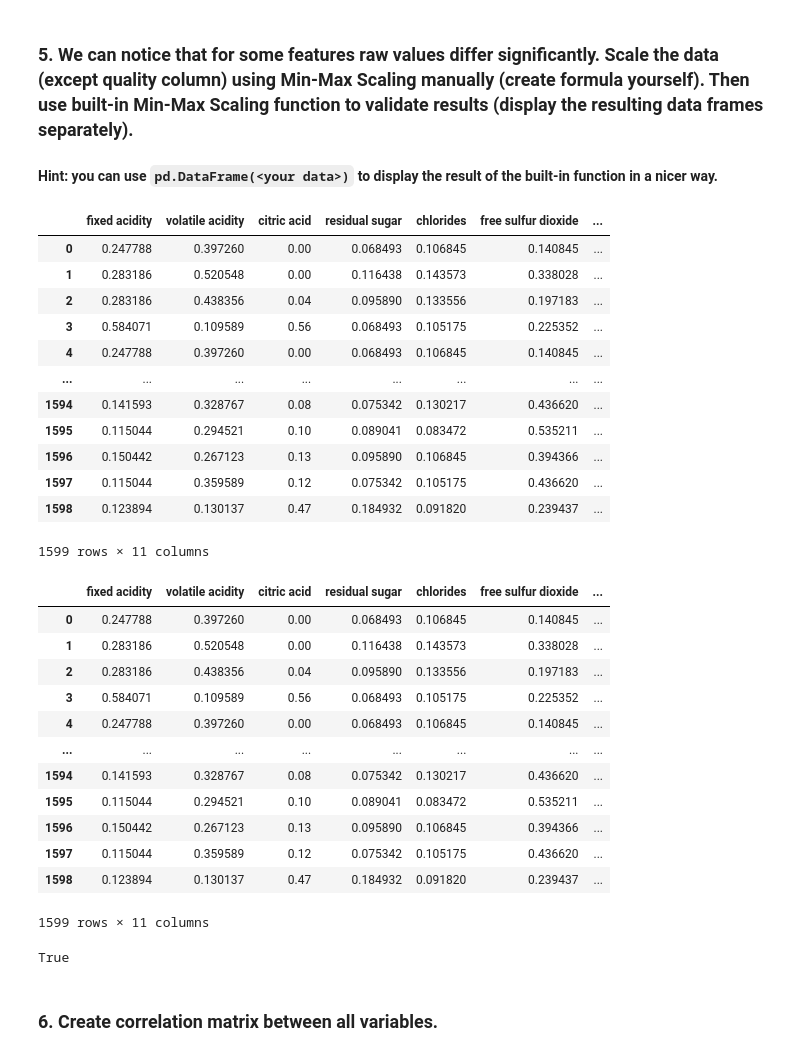
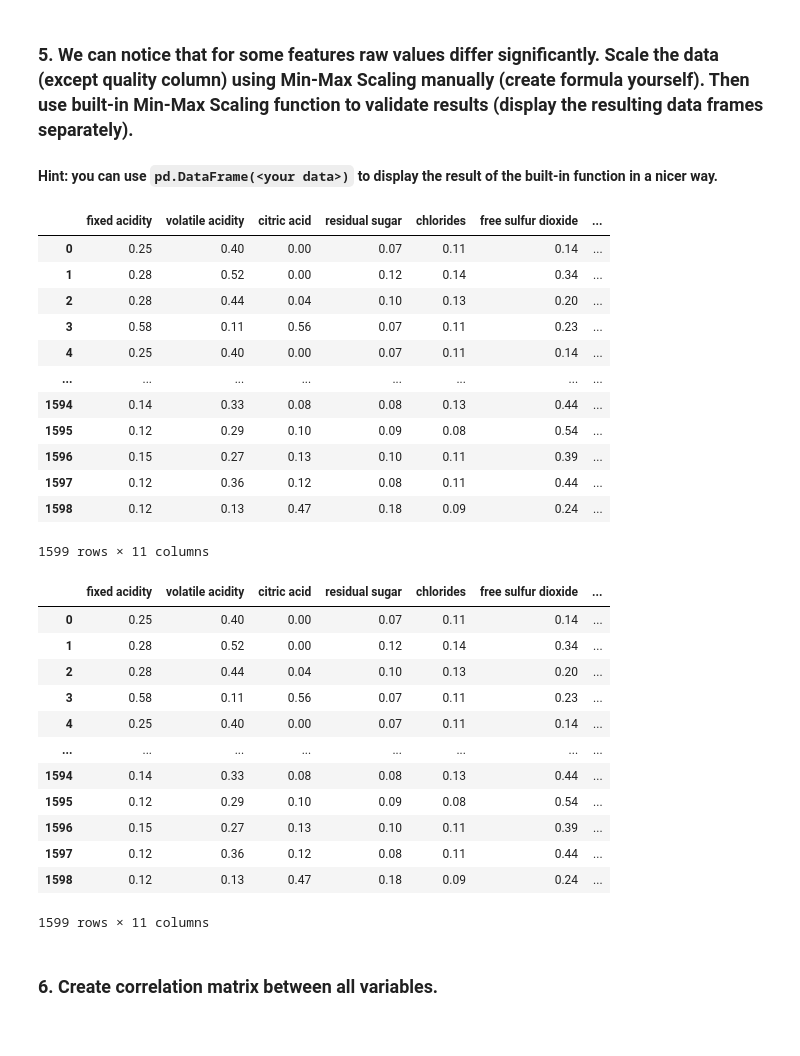
Before and after one commit to Jelisejs-accenture/Bootcamp_Accenture_JB, a Jupyter notebook: day 1/Day1 - Data foundations practical tasks.ipynb, the cells around one changed output. Saved outputs shown, nothing was run; the diff lists cells and outputs as text; code cells hidden in the pictures.

```diff
--- a/day 1/Day1 - Data foundations practical tasks.ipynb
+++ b/day 1/Day1 - Data foundations practical tasks.ipynb
@@ -112,46 +115,44 @@ wine_data.groupby('quality').median()
 ### 5. We can notice that for some features raw values differ significantly. Scale the data (except quality column) using Min-Max Scaling manually (create formula yourself). Then use built-in Min-Max Scaling function to validate results (display the resulting data frames separately).
 #### Hint: you can use `pd.DataFrame(<your data>)` to display the result of the built-in function in a nicer way.
 # %%
-features = wine_data.drop(columns='quality')
-
-scaled_manual = (features - features.min()) / (features.max() - features.min())
-scaled_manual
+wine_features = wine_data.drop(columns='quality')
+scaled_manual = (wine_features - wine_features.min()) / (wine_features.max() - wine_features.min())
+scaled_manual.round(2)
 # %% [output]
 |  | fixed acidity | volatile acidity | citric acid | residual sugar | chlorides | free sulfur dioxide | ... |
-| 0 | 0.247788 | 0.397260 | 0.00 | 0.068493 | 0.106845 | 0.140845 | ... |
-| 1 | 0.283186 | 0.520548 | 0.00 | 0.116438 | 0.143573 | 0.338028 | ... |
-| 2 | 0.283186 | 0.438356 | 0.04 | 0.095890 | 0.133556 | 0.197183 | ... |
-| 3 | 0.584071 | 0.109589 | 0.56 | 0.068493 | 0.105175 | 0.225352 | ... |
-| 4 | 0.247788 | 0.397260 | 0.00 | 0.068493 | 0.106845 | 0.140845 | ... |
+| 0 | 0.25 | 0.40 | 0.00 | 0.07 | 0.11 | 0.14 | ... |
+| 1 | 0.28 | 0.52 | 0.00 | 0.12 | 0.14 | 0.34 | ... |
+| 2 | 0.28 | 0.44 | 0.04 | 0.10 | 0.13 | 0.20 | ... |
+| 3 | 0.58 | 0.11 | 0.56 | 0.07 | 0.11 | 0.23 | ... |
+| 4 | 0.25 | 0.40 | 0.00 | 0.07 | 0.11 | 0.14 | ... |
 | ... | ... | ... | ... | ... | ... | ... | ... |
-| 1594 | 0.141593 | 0.328767 | 0.08 | 0.075342 | 0.130217 | 0.436620 | ... |
-| 1595 | 0.115044 | 0.294521 | 0.10 | 0.089041 | 0.083472 | 0.535211 | ... |
-| 1596 | 0.150442 | 0.267123 | 0.13 | 0.095890 | 0.106845 | 0.394366 | ... |
-| 1597 | 0.115044 | 0.359589 | 0.12 | 0.075342 | 0.105175 | 0.436620 | ... |
-| 1598 | 0.123894 | 0.130137 | 0.47 | 0.184932 | 0.091820 | 0.239437 | ... |
+| 1594 | 0.14 | 0.33 | 0.08 | 0.08 | 0.13 | 0.44 | ... |
+| 1595 | 0.12 | 0.29 | 0.10 | 0.09 | 0.08 | 0.54 | ... |
+| 1596 | 0.15 | 0.27 | 0.13 | 0.10 | 0.11 | 0.39 | ... |
+| 1597 | 0.12 | 0.36 | 0.12 | 0.08 | 0.11 | 0.44 | ... |
+| 1598 | 0.12 | 0.13 | 0.47 | 0.18 | 0.09 | 0.24 | ... |
 1599 rows × 11 columns
 # %%
+import pandas as pd
 from sklearn.preprocessing import MinMaxScaler
 
+wine_features = wine_data.drop(columns='quality')
 scaler = MinMaxScaler()
-scaled_builtin = pd.DataFrame(scaler.fit_transform(features), columns=features.columns)
-
-display(scaled_builtin)
-np.allclose(scaled_manual, scaled_builtin)
+scaled_builtin = pd.DataFrame(scaler.fit_transform(wine_features), columns=wine_features.columns)
+scaled_builtin.round(2)
 # %% [output]
 |  | fixed acidity | volatile acidity | citric acid | residual sugar | chlorides | free sulfur dioxide | ... |
-| 0 | 0.247788 | 0.397260 | 0.00 | 0.068493 | 0.106845 | 0.140845 | ... |
-| 1 | 0.283186 | 0.520548 | 0.00 | 0.116438 | 0.143573 | 0.338028 | ... |
-| 2 | 0.283186 | 0.438356 | 0.04 | 0.095890 | 0.133556 | 0.197183 | ... |
-| 3 | 0.584071 | 0.109589 | 0.56 | 0.068493 | 0.105175 | 0.225352 | ... |
-| 4 | 0.247788 | 0.397260 | 0.00 | 0.068493 | 0.106845 | 0.140845 | ... |
+| 0 | 0.25 | 0.40 | 0.00 | 0.07 | 0.11 | 0.14 | ... |
+| 1 | 0.28 | 0.52 | 0.00 | 0.12 | 0.14 | 0.34 | ... |
+| 2 | 0.28 | 0.44 | 0.04 | 0.10 | 0.13 | 0.20 | ... |
+| 3 | 0.58 | 0.11 | 0.56 | 0.07 | 0.11 | 0.23 | ... |
+| 4 | 0.25 | 0.40 | 0.00 | 0.07 | 0.11 | 0.14 | ... |
 | ... | ... | ... | ... | ... | ... | ... | ... |
-| 1594 | 0.141593 | 0.328767 | 0.08 | 0.075342 | 0.130217 | 0.436620 | ... |
-| 1595 | 0.115044 | 0.294521 | 0.10 | 0.089041 | 0.083472 | 0.535211 | ... |
-| 1596 | 0.150442 | 0.267123 | 0.13 | 0.095890 | 0.106845 | 0.394366 | ... |
-| 1597 | 0.115044 | 0.359589 | 0.12 | 0.075342 | 0.105175 | 0.436620 | ... |
-| 1598 | 0.123894 | 0.130137 | 0.47 | 0.184932 | 0.091820 | 0.239437 | ... |
+| 1594 | 0.14 | 0.33 | 0.08 | 0.08 | 0.13 | 0.44 | ... |
+| 1595 | 0.12 | 0.29 | 0.10 | 0.09 | 0.08 | 0.54 | ... |
+| 1596 | 0.15 | 0.27 | 0.13 | 0.10 | 0.11 | 0.39 | ... |
+| 1597 | 0.12 | 0.36 | 0.12 | 0.08 | 0.11 | 0.44 | ... |
+| 1598 | 0.12 | 0.13 | 0.47 | 0.18 | 0.09 | 0.24 | ... |
 1599 rows × 11 columns
-True
 # %% [markdown]
 ### 6. Create correlation matrix between all variables.
```
Also changed, not shown: parts of 18 cells of this notebook.
